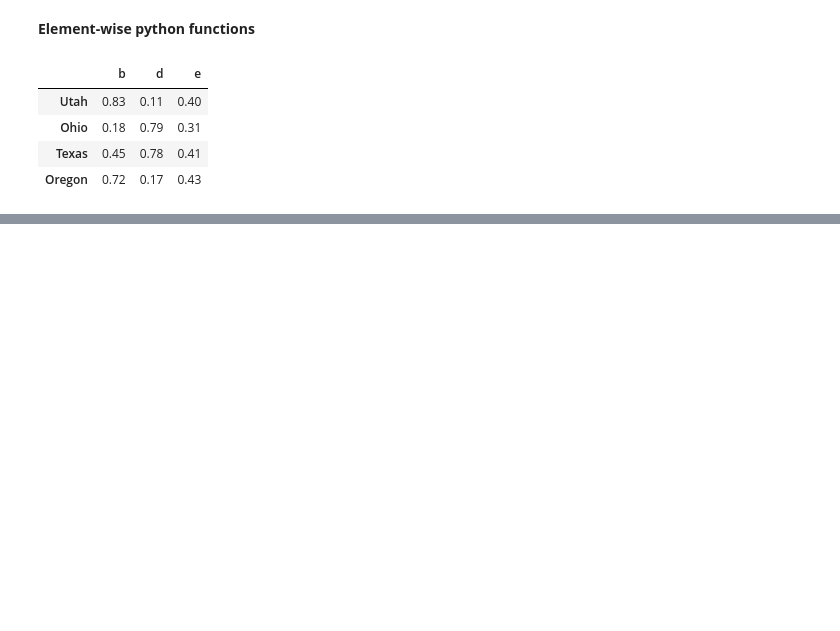
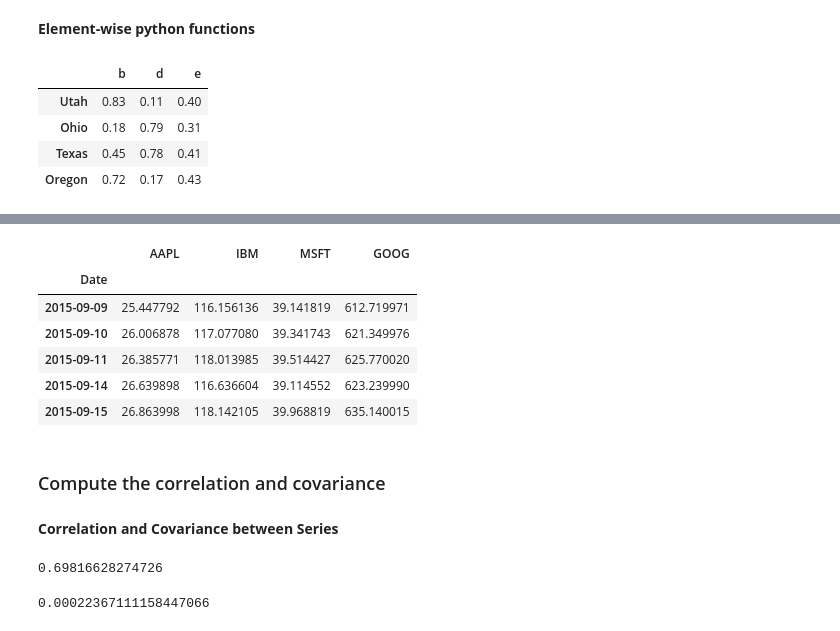
Before and after one commit to lzeng11bc/pandas-practice, a Jupyter notebook: pandas_practice2.ipynb, the cells around one changed output, grey strips where cells are left out. Saved outputs shown, nothing was run; the diff lists cells and outputs as text; code cells hidden in the pictures; blank space fills up the shorter version.

```diff
--- a/pandas_practice2.ipynb
+++ b/pandas_practice2.ipynb
@@ -631,0 +873,22 @@ frame.applymap(format)
+# %%
+price.head()
+# %% [output]
+|  | AAPL | IBM | MSFT | GOOG |
+| Date |  |  |  |  |
+| 2015-09-09 | 25.447792 | 116.156136 | 39.141819 | 612.719971 |
+| 2015-09-10 | 26.006878 | 117.077080 | 39.341743 | 621.349976 |
+| 2015-09-11 | 26.385771 | 118.013985 | 39.514427 | 625.770020 |
+| 2015-09-14 | 26.639898 | 116.636604 | 39.114552 | 623.239990 |
+| 2015-09-15 | 26.863998 | 118.142105 | 39.968819 | 635.140015 |
+# %% [markdown]
+### Compute the correlation and covariance
+# %% [markdown]
+**Correlation and Covariance between Series**
+# %%
+returns['MSFT'].corr(returns['AAPL'])
+# %% [output]
+0.69816628274726
+# %%
+returns['MSFT'].cov(returns['AAPL'])
+# %% [output]
+0.00022367111158447066
```
Also changed, not shown: parts of 62 cells of this notebook, 1 other file.
